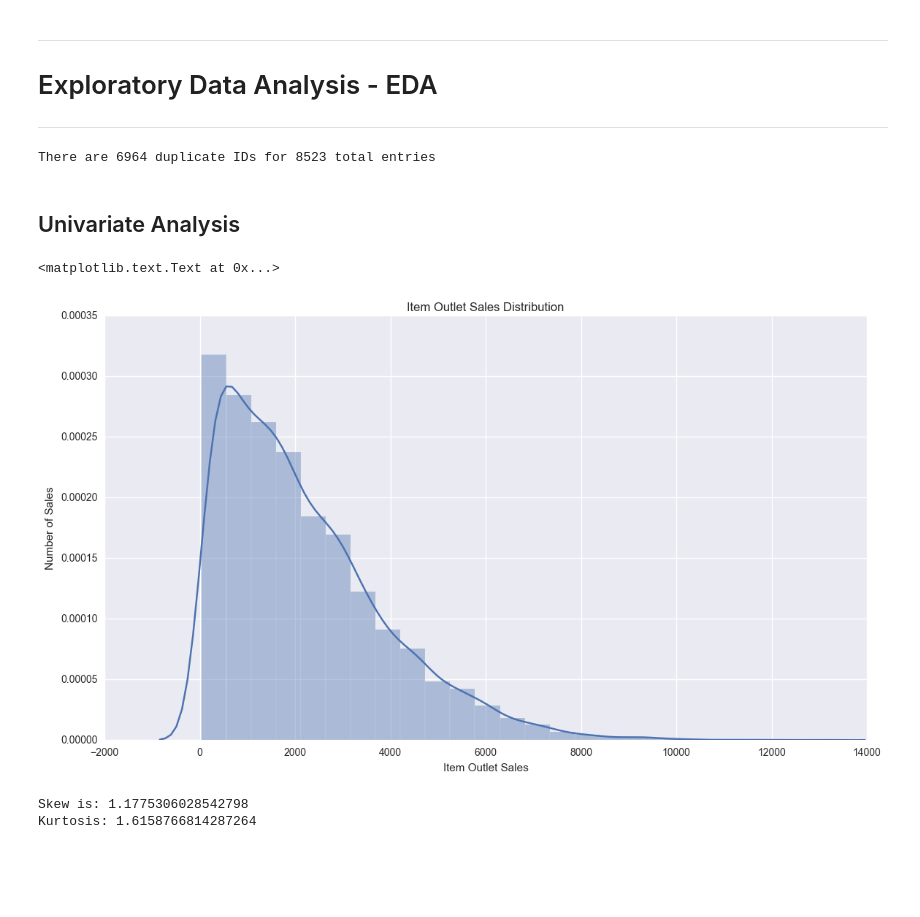
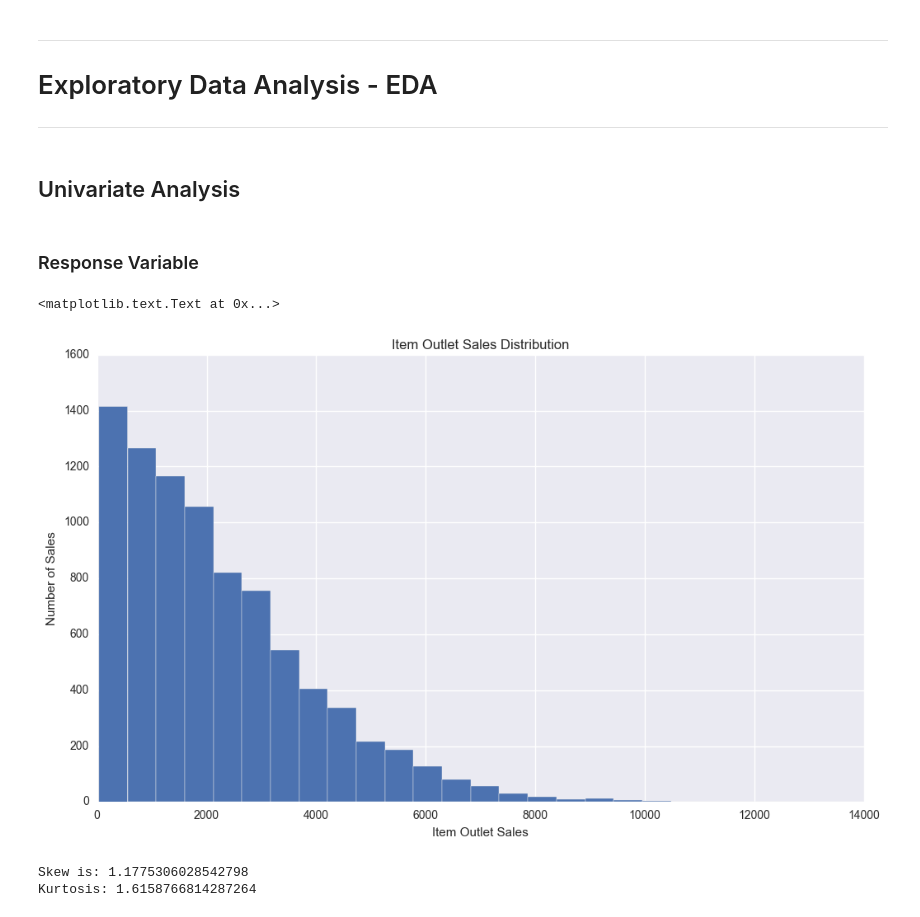
Before and after one commit to Meigarom/Big-Mart-Sales, a Jupyter notebook: BigMart_SalesPrediction.ipynb, the cells around one changed output. Drawn from its saved outputs; the diff is of its cells as text; code cells hidden in the pictures; blank space fills up the shorter version.

```diff
--- a/BigMart_SalesPrediction.ipynb
+++ b/BigMart_SalesPrediction.ipynb
@@ -16,8 +17,7 @@ from IPython.core.display  import display, HTML
 # Figure settings
 %matplotlib inline
 %pylab inline
-#plt.style.use( 'bmh' )
-plt.style.use( 'fivethirtyeight' )
+plt.style.use( 'bmh' )
 plt.rcParams['figure.figsize'] = [25,12]
 plt.rcParams['font.size'] = 24
 sns.set()
@@ -66,29 +81,20 @@ df_raw.head()
 ---
 # %%
 df = df_raw
-# %%
-# Check for duplicates
-#ids_unique = df['Item_Identifier'].drop_duplicates().shape[0]
-ids_unique = len( set( df['Item_Identifier'] ) )
-ids_total = df.shape[0]
-ids_duplicated = ids_total - ids_unique
-
-print( 'There are {} duplicate IDs for {} total entries'.format( ids_duplicated, ids_total ) )
-# %% [output]
-There are 6964 duplicate IDs for 8523 total entries
 # %% [markdown]
 ## Univariate Analysis
+# %% [markdown]
+### Response Variable
 # %%
 plt.figure( figsize=(12, 7) )
-#df['Item_Outlet_Sales'].hist( bins=25 )
-sns.distplot( df['Item_Outlet_Sales'], bins=25 )
+df['Item_Outlet_Sales'].hist( bins=25 )
 plt.ticklabel_format( style='plain', axis='x', scilimits=(0,1) )
 plt.xlabel( 'Item Outlet Sales')
 plt.ylabel( 'Number of Sales' )
 plt.title( 'Item Outlet Sales Distribution' )
 # %% [output]
 <matplotlib.text.Text at 0x...>
-[figure, old version]
+[figure, new version]
 # %%
 print( 'Skew is: {}'.format( df['Item_Outlet_Sales'].skew() ) )
 print( 'Kurtosis: {}'.format( df['Item_Outlet_Sales'].kurt() ) )
```
Also changed, not shown: parts of 15 cells of this notebook.
